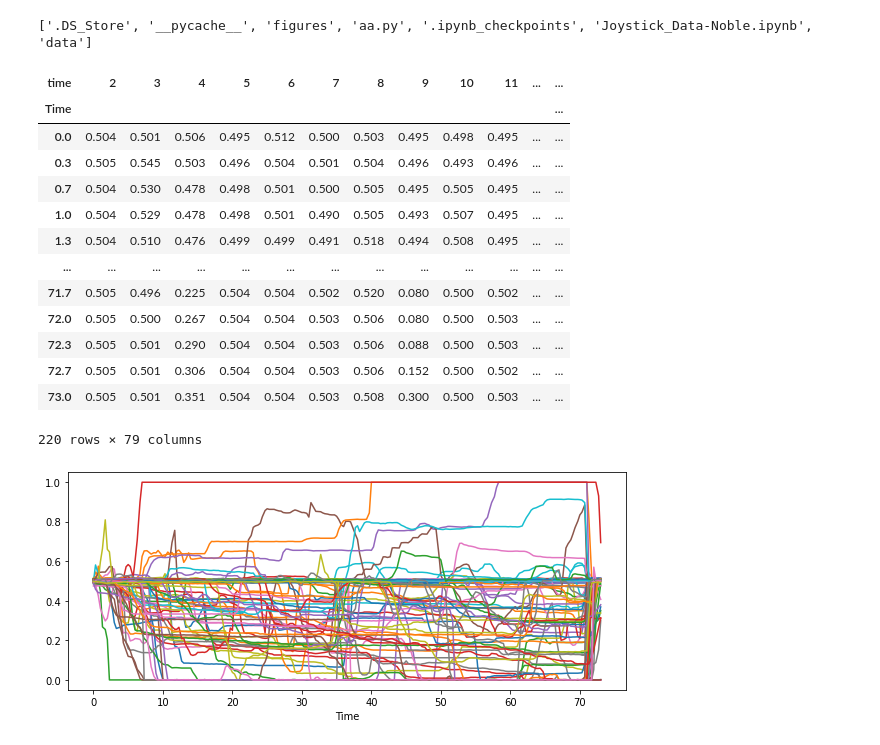
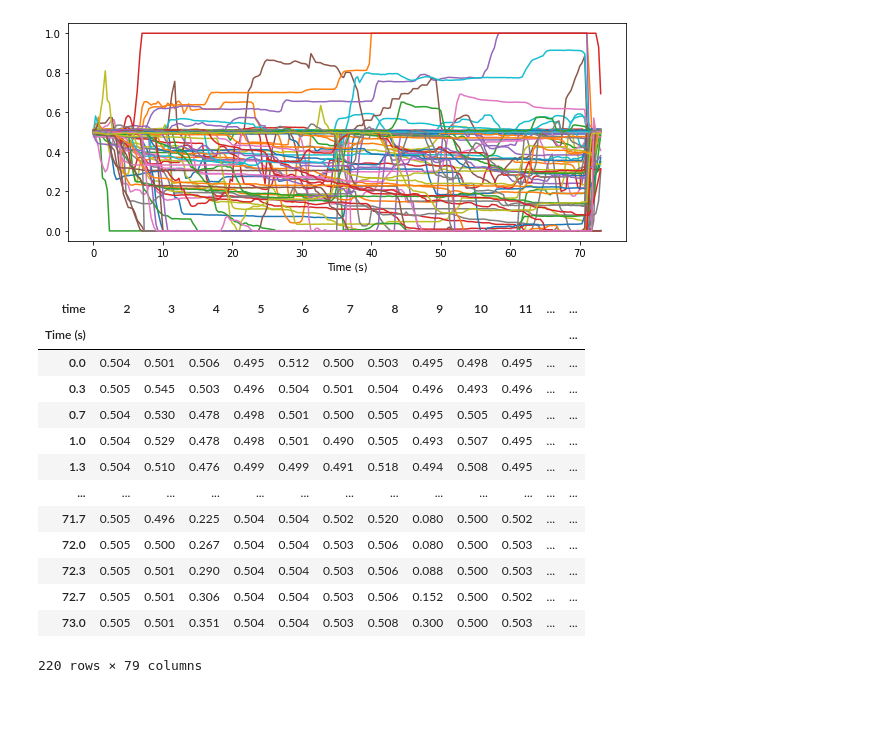
Before and after one commit to finn42/Time_ratings_Noble, a Jupyter notebook: Joystick_Data-Noble.ipynb, the cells around one changed output. Drawn from its saved outputs; the diff is of its cells as text; code cells hidden in the pictures; blank space fills up the shorter version.

```diff
--- a/Joystick_Data-Noble.ipynb
+++ b/Joystick_Data-Noble.ipynb
@@ -20,28 +28,25 @@ from scipy.interpolate import interp1d
 # %%
 files = os.listdir()
 stretch = pd.read_csv('data/j07.csv',header=2,index_col='time').transpose()
 stretch=stretch.drop([107,99,108,109,110],axis=1)
 stretch.index=stretch.index.map(float)
-stretch.index=stretch.index.rename('Time')
+stretch.index=stretch.index.rename('Time (s)')
+stretch.plot(legend=False,figsize=(10,4))
+plt.show()
 stretch
 # %% [output]
+[figure, added]
+| time | 2 | 3 | 4 | 5 | 6 | 7 | 8 | 9 | 10 | 11 | ... | ... |
+| Time (s) |  |  |  |  |  |  |  |  |  |  |  | ... |
+| 0.0 | 0.504 | 0.501 | 0.506 | 0.495 | 0.512 | 0.500 | 0.503 | 0.495 | 0.498 | 0.495 | ... | ... |
+| 0.3 | 0.505 | 0.545 | 0.503 | 0.496 | 0.504 | 0.501 | 0.504 | 0.496 | 0.493 | 0.496 | ... | ... |
+| 0.7 | 0.504 | 0.530 | 0.478 | 0.498 | 0.501 | 0.500 | 0.505 | 0.495 | 0.505 | 0.495 | ... | ... |
+| 1.0 | 0.504 | 0.529 | 0.478 | 0.498 | 0.501 | 0.490 | 0.505 | 0.493 | 0.507 | 0.495 | ... | ... |
+| 1.3 | 0.504 | 0.510 | 0.476 | 0.499 | 0.499 | 0.491 | 0.518 | 0.494 | 0.508 | 0.495 | ... | ... |
+| ... | ... | ... | ... | ... | ... | ... | ... | ... | ... | ... | ... | ... |
+| 71.7 | 0.505 | 0.496 | 0.225 | 0.504 | 0.504 | 0.502 | 0.520 | 0.080 | 0.500 | 0.502 | ... | ... |
+| 72.0 | 0.505 | 0.500 | 0.267 | 0.504 | 0.504 | 0.503 | 0.506 | 0.080 | 0.500 | 0.503 | ... | ... |
+| 72.3 | 0.505 | 0.501 | 0.290 | 0.504 | 0.504 | 0.503 | 0.506 | 0.088 | 0.500 | 0.503 | ... | ... |
+| 72.7 | 0.505 | 0.501 | 0.306 | 0.504 | 0.504 | 0.503 | 0.506 | 0.152 | 0.500 | 0.502 | ... | ... |
+| 73.0 | 0.505 | 0.501 | 0.351 | 0.504 | 0.504 | 0.503 | 0.508 | 0.300 | 0.500 | 0.503 | ... | ... |
-['.DS_Store', '__pycache__', 'figures', 'aa.py', '.ipynb_checkpoints', 'Joystick_Data-Noble.ipynb', 'data']
+220 rows × 79 columns
-| time | 2 | 3 | 4 | 5 | 6 | 7 | 8 | 9 | 10 | 11 | ... | ... |
-| Time |  |  |  |  |  |  |  |  |  |  |  | ... |
-| 0.0 | 0.504 | 0.501 | 0.506 | 0.495 | 0.512 | 0.500 | 0.503 | 0.495 | 0.498 | 0.495 | ... | ... |
-| 0.3 | 0.505 | 0.545 | 0.503 | 0.496 | 0.504 | 0.501 | 0.504 | 0.496 | 0.493 | 0.496 | ... | ... |
-| 0.7 | 0.504 | 0.530 | 0.478 | 0.498 | 0.501 | 0.500 | 0.505 | 0.495 | 0.505 | 0.495 | ... | ... |
-| 1.0 | 0.504 | 0.529 | 0.478 | 0.498 | 0.501 | 0.490 | 0.505 | 0.493 | 0.507 | 0.495 | ... | ... |
-| 1.3 | 0.504 | 0.510 | 0.476 | 0.499 | 0.499 | 0.491 | 0.518 | 0.494 | 0.508 | 0.495 | ... | ... |
-| ... | ... | ... | ... | ... | ... | ... | ... | ... | ... | ... | ... | ... |
-| 71.7 | 0.505 | 0.496 | 0.225 | 0.504 | 0.504 | 0.502 | 0.520 | 0.080 | 0.500 | 0.502 | ... | ... |
-| 72.0 | 0.505 | 0.500 | 0.267 | 0.504 | 0.504 | 0.503 | 0.506 | 0.080 | 0.500 | 0.503 | ... | ... |
-| 72.3 | 0.505 | 0.501 | 0.290 | 0.504 | 0.504 | 0.503 | 0.506 | 0.088 | 0.500 | 0.503 | ... | ... |
-| 72.7 | 0.505 | 0.501 | 0.306 | 0.504 | 0.504 | 0.503 | 0.506 | 0.152 | 0.500 | 0.502 | ... | ... |
-| 73.0 | 0.505 | 0.501 | 0.351 | 0.504 | 0.504 | 0.503 | 0.508 | 0.300 | 0.500 | 0.503 | ... | ... |
-220 rows × 79 columns
-# %%
-stretch.plot(legend=False,figsize=(10,4))
-plt.show()
-# %% [output]
-[figure, removed]
```
Also changed, not shown: parts of 7 cells of this notebook, 2 other files.
